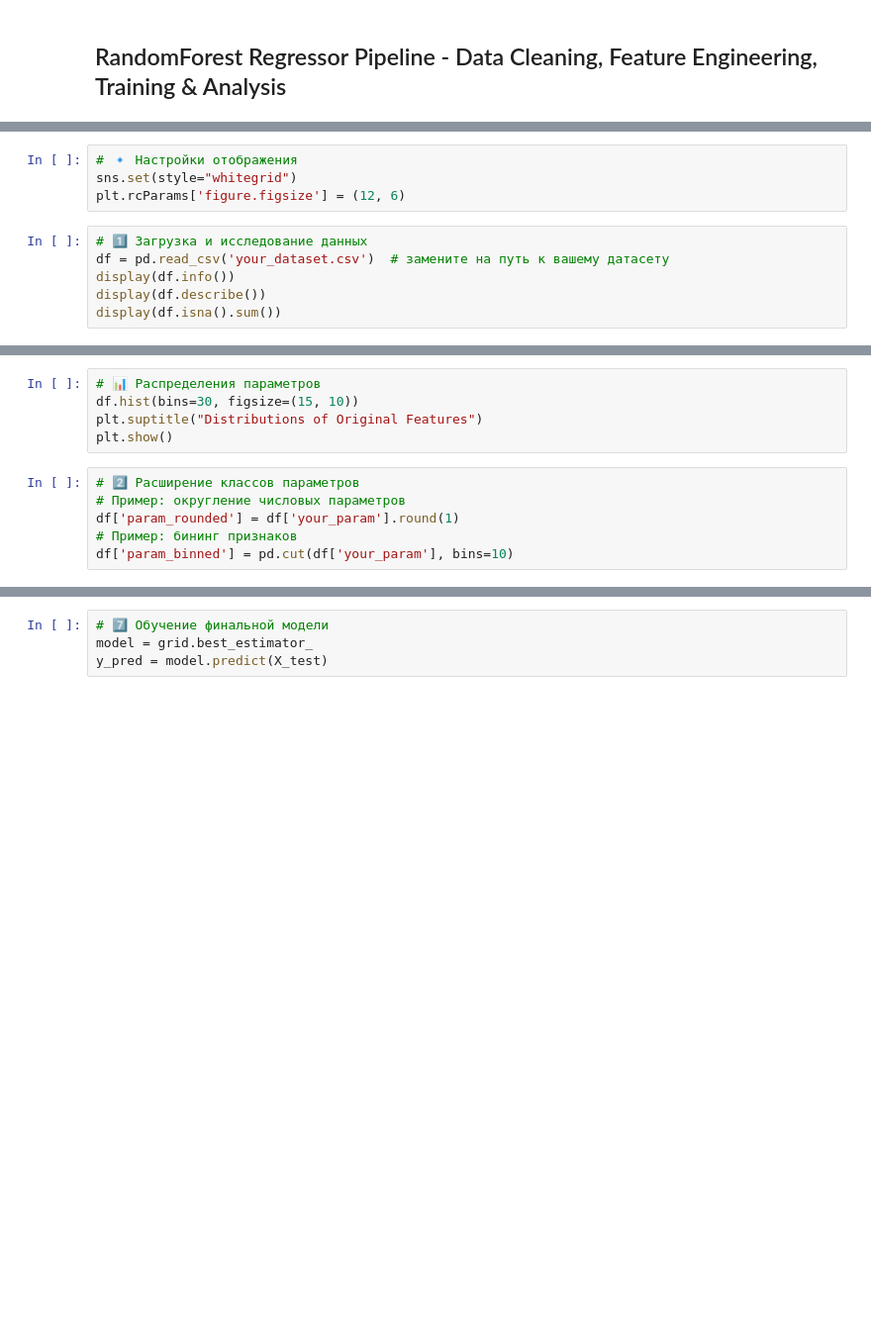
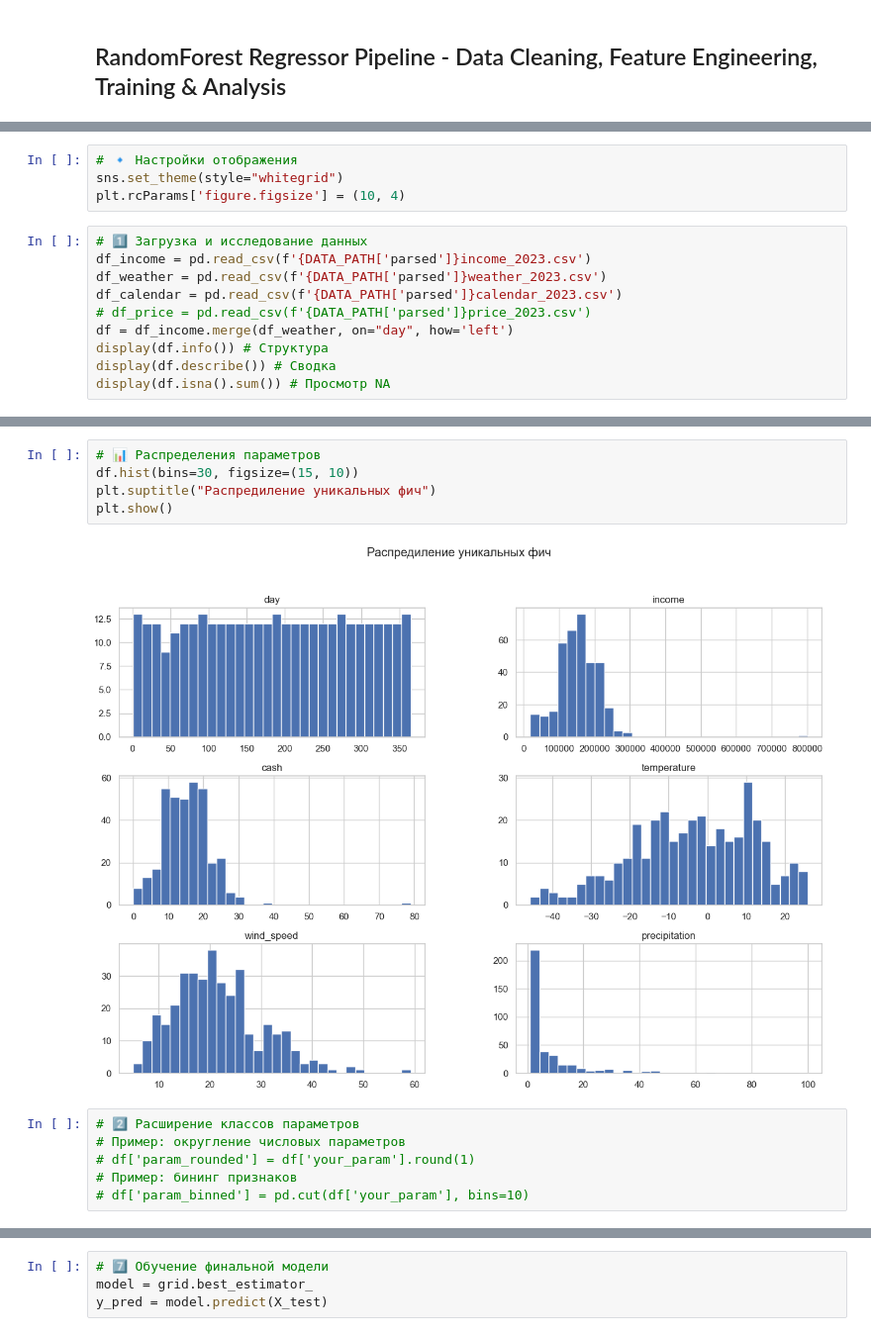
Before and after one commit to Hertuno/azs_model, a Jupyter notebook: main.ipynb, the cells around one changed output, grey strips where cells are left out. Shown at 99% size. Drawn from its saved outputs; the diff is of its cells as text; blank space fills up the shorter version.

```diff
--- a/main.ipynb
+++ b/main.ipynb
@@ -12,10 +17,14 @@ from sklearn.metrics import mean_absolute_error, mean_squared_error, r2_score
 # %%
 # 🔹 Настройки отображения
-sns.set(style="whitegrid")
-plt.rcParams['figure.figsize'] = (12, 6)
+sns.set_theme(style="whitegrid")
+plt.rcParams['figure.figsize'] = (10, 4)
 # %%
 # 1️⃣ Загрузка и исследование данных
-df = pd.read_csv('your_dataset.csv')  # замените на путь к вашему датасету
-display(df.info())
-display(df.describe())
-display(df.isna().sum())
+df_income = pd.read_csv(f'{DATA_PATH['parsed']}income_2023.csv')
+df_weather = pd.read_csv(f'{DATA_PATH['parsed']}weather_2023.csv')
+df_calendar = pd.read_csv(f'{DATA_PATH['parsed']}calendar_2023.csv')
+# df_price = pd.read_csv(f'{DATA_PATH['parsed']}price_2023.csv')
+df = df_income.merge(df_weather, on="day", how='left')
+display(df.info()) # Структура
+display(df.describe()) # Сводка
+display(df.isna().sum()) # Просмотр NA
@@ -22,11 +62,13 @@ display(df.isna().sum())
 # %%
 # 📊 Распределения параметров
 df.hist(bins=30, figsize=(15, 10))
-plt.suptitle("Distributions of Original Features")
+plt.suptitle("Распредиление уникальных фич")
 plt.show()
+# %% [output]
+[figure, added]
 # %%
 # 2️⃣ Расширение классов параметров
 # Пример: округление числовых параметров
-df['param_rounded'] = df['your_param'].round(1)
+# df['param_rounded'] = df['your_param'].round(1)
 # Пример: бининг признаков
-df['param_binned'] = pd.cut(df['your_param'], bins=10)
+# df['param_binned'] = pd.cut(df['your_param'], bins=10)
```
Also changed, not shown: parts of 10 cells of this notebook, 13 other files.
